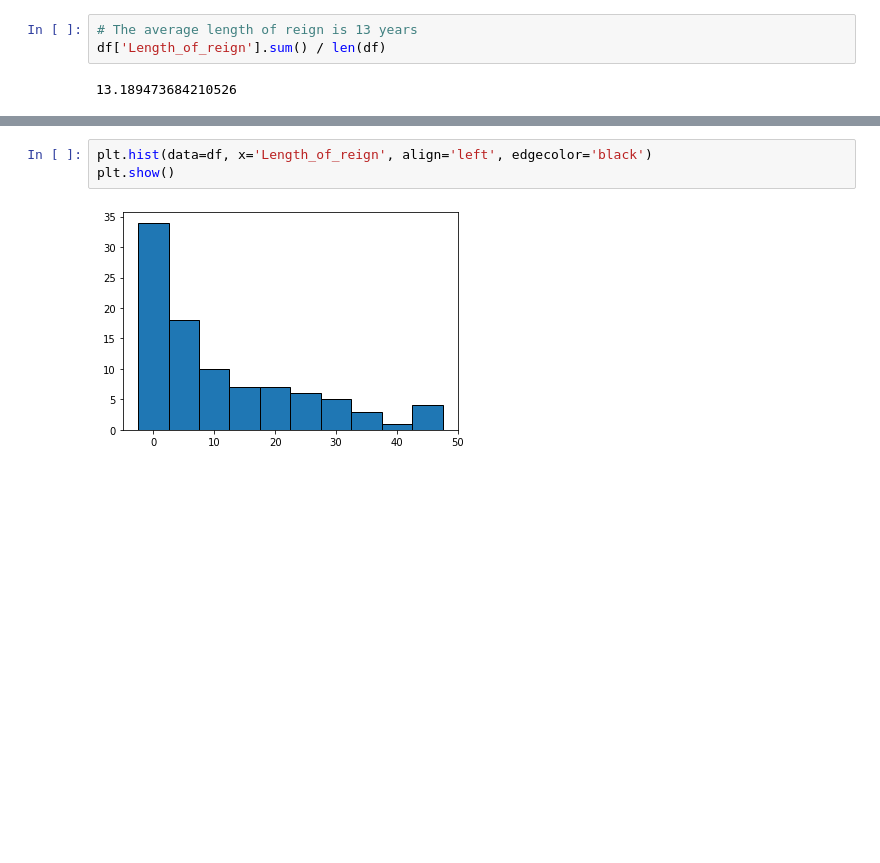
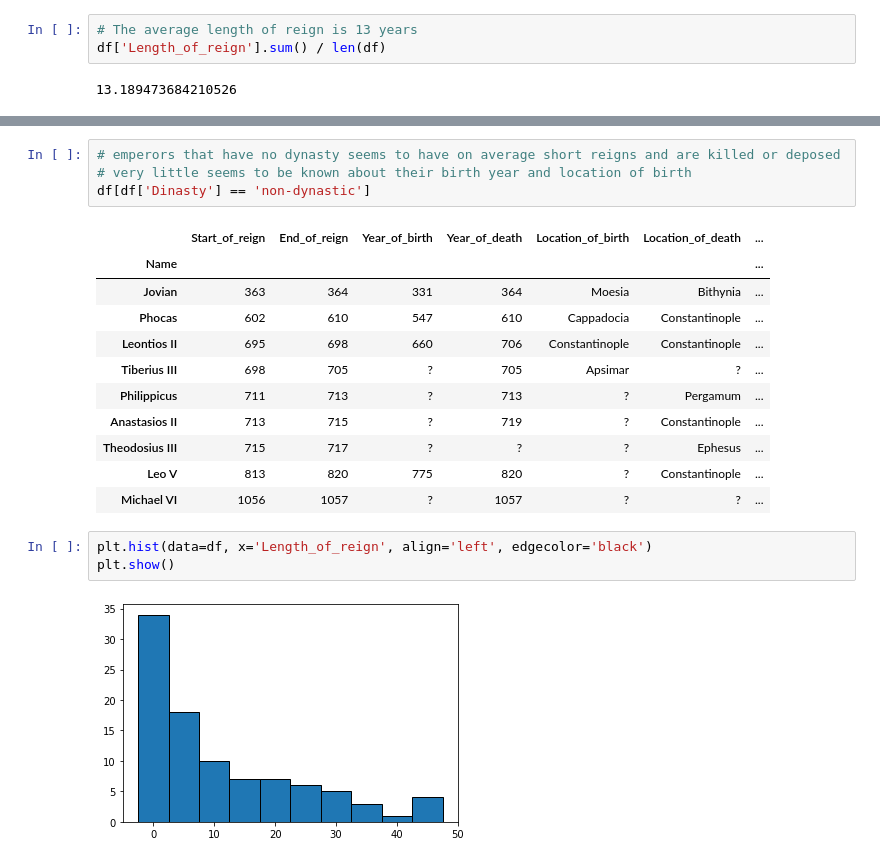
Before and after one commit to BurtonBarnes/byzantine, a Jupyter notebook: exploration.ipynb, the cells around one changed output, grey strips where cells are left out. Cells and saved outputs as stored; diff of their text form; blank space fills up the shorter version.

```diff
--- a/exploration.ipynb
+++ b/exploration.ipynb
@@ -83,3 +173,19 @@ df['Length_of_reign'].sum() / len(df)
+# %%
+# emperors that have no dynasty seems to have on average short reigns and are killed or deposed
+# very little seems to be known about their birth year and location of birth
+df[df['Dinasty'] == 'non-dynastic']
+# %% [output]
+|  | Start_of_reign | End_of_reign | Year_of_birth | Year_of_death | Location_of_birth | Location_of_death | ... |
+| Name |  |  |  |  |  |  | ... |
+| Jovian | 363 | 364 | 331 | 364 | Moesia | Bithynia | ... |
+| Phocas | 602 | 610 | 547 | 610 | Cappadocia | Constantinople | ... |
+| Leontios II | 695 | 698 | 660 | 706 | Constantinople | Constantinople | ... |
+| Tiberius III | 698 | 705 | ? | 705 | Apsimar | ? | ... |
+| Philippicus | 711 | 713 | ? | 713 | ? | Pergamum | ... |
+| Anastasios II | 713 | 715 | ? | 719 | ? | Constantinople | ... |
+| Theodosius III | 715 | 717 | ? | ? | ? | Ephesus | ... |
+| Leo V | 813 | 820 | 775 | 820 | ? | Constantinople | ... |
+| Michael VI | 1056 | 1057 | ? | 1057 | ? | ? | ... |
 # %%
 plt.hist(data=df, x='Length_of_reign', align='left', edgecolor='black')
 plt.show()
```
Also changed, not shown: parts of 10 cells of this notebook.
